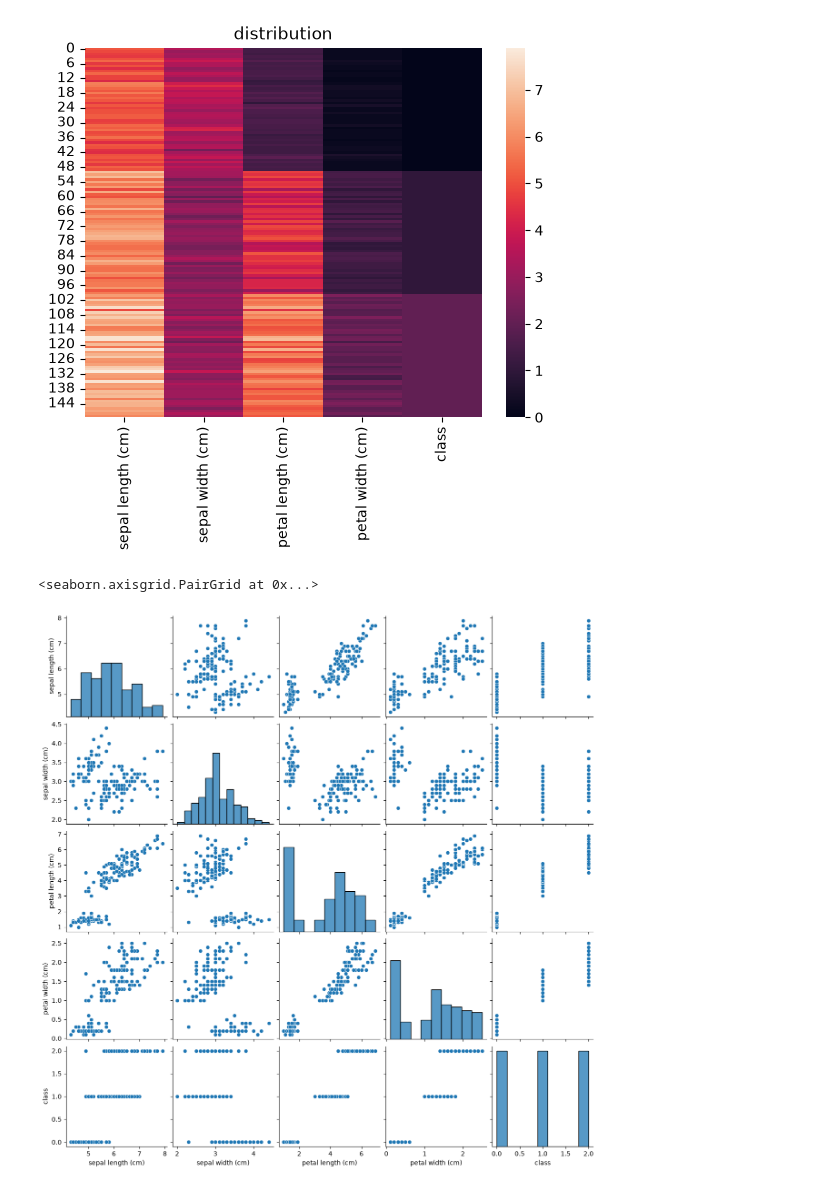
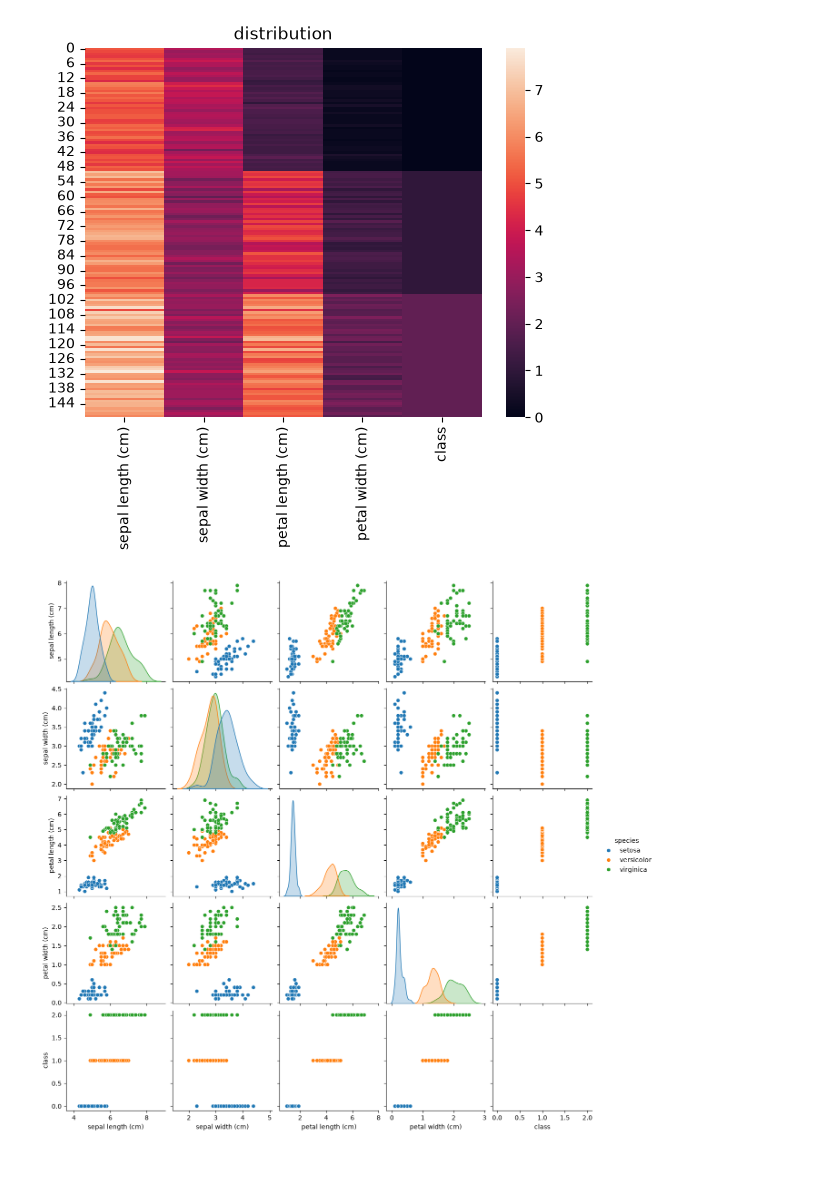
Before and after one commit to sahil9464-Hub/Gen-AI-Training, a Jupyter notebook: 6OctMulticlass.ipynb, the cells around one changed output. Drawn from its saved outputs; the diff is of its cells as text; code cells hidden in the pictures.

```diff
--- a/6OctMulticlass.ipynb
+++ b/6OctMulticlass.ipynb
@@ -254,7 +250,10 @@ plt.title("distribution")
 Text(0.5, 1.0, 'distribution')
 [figure]
 # %%
-sns.pairplot(df)
+df["species"] = dataset.target_names[dataset.target]
+
+sns.pairplot(df, hue="species")
+
+plt.show()
 # %% [output]
-<seaborn.axisgrid.PairGrid at 0x...>
-[figure, old version]
+[figure, new version]
```
Also changed, not shown: parts of 1 cell of this notebook.
